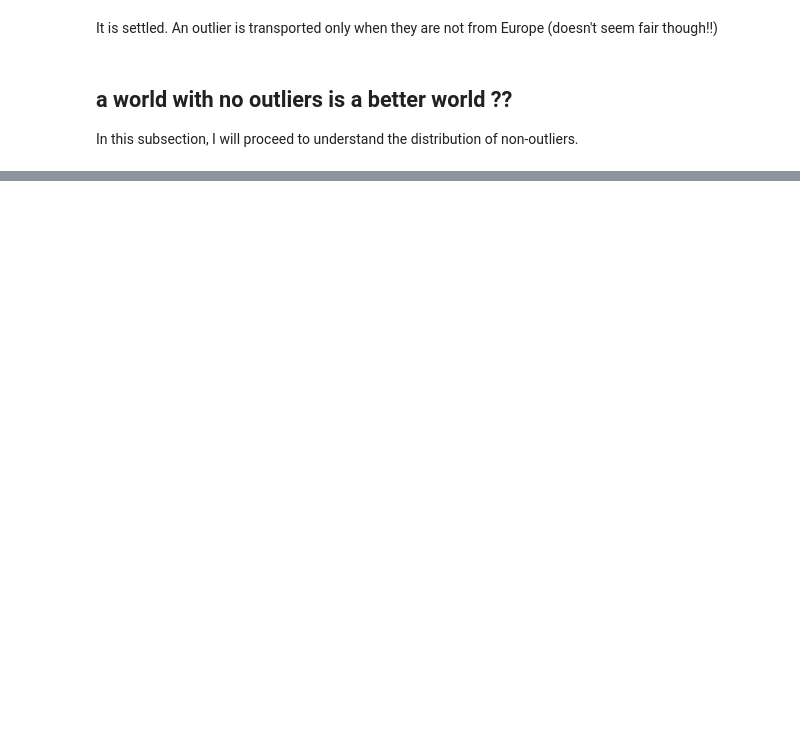
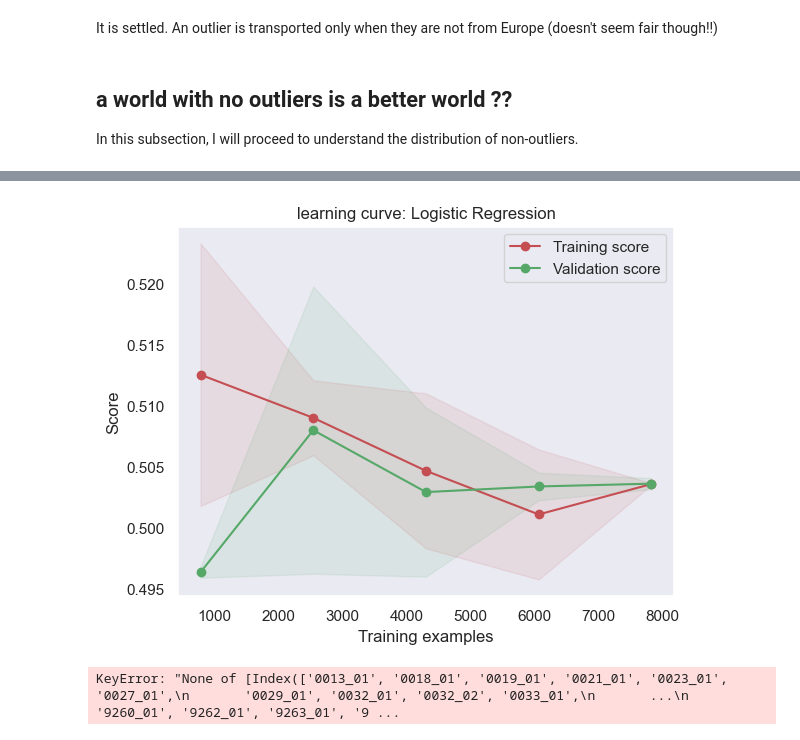
Before and after one commit to ayhem18/My_Kaggle_Repo, a Jupyter notebook: Competitions/SpaceshipTitanic/SST_1.ipynb, the cells around one changed output, grey strips where cells are left out. Drawn from its saved outputs; the diff is of its cells as text; code cells hidden in the pictures; blank space fills up the shorter version.

```diff
--- a/Competitions/SpaceshipTitanic/SST_1.ipynb
+++ b/Competitions/SpaceshipTitanic/SST_1.ipynb
@@ -1046,6 +985,0 @@ KeyError: 'age_frac'
-# %%
-# do not forget to remove the cabin, and idPassenger features
-df, df_test = drop_cols(['cabin', 'id'], df, df_test)
-
-# drop the unncessary features
-# df, df_test = drop_cols(['name', 'number', 'group', 'cabin_num'], df, df_test)
@@ -1197,3 +1122,29 @@ def transform(row):
     return row
 # %%
 df_no, df_test_no = apply_functions(df_no, df_test_no, transform)
+# %%
+# Based on the results displayed above, any value above the maximum (q3 + IQR * 1.5) will be set to the maximum value, in the mean time, the spending_outlier
+# will still be used.
+# the other spending columns will be dropped
+
+
+spending_cols.remove('total')
+df, df_test = drop_cols(spending_cols, df, df_test)
+df, df_test = drop_cols(['sleep'], df, df_test)
+
+# plug the 'total' feature
+def set_total(row):
+    row['total'] = min(row['total'], spending_limits['total'][1])
+    return row
+df, df_test = apply_functions(df, df_test, set_total)
+df, df_test = apply_functions(df, df_test, funcs=[lambda x : 1  / ( 1 + x)], col_names=['total'])
+# drop the row with the na value in the training data
+# %%
+# impute the missing values with the mode o
+mode_imputer = SimpleImputer(strategy='most_frequent')
+
+df [['age']] = pd.DataFrame(data=median_imputer.fit_transform(df[['age']]), columns=['age'])
+df_test[['age']] = pd.DataFrame(data=median_imputer.transform(df_test[['age']]), columns=['age'])
+
+df [['fam_age']] = pd.DataFrame(data=median_imputer.fit_transform(df[['fam_age']]), columns=['fam_age'])
+df_test[['fam_age']] = pd.DataFrame(data=median_imputer.transform(df_test[['fam_age']]), columns=['fam_age'])
@@ -1199,0 +1154,14 @@ df_no, df_test_no = apply_functions(df_no, df_test_no, transform)
+# %%
+y = df['y']
+df, df_test = drop_cols(['y'], df, df_test)
+
+lr = LogisticRegression(max_iter=5000)
+
+grid= {"C":np.logspace(-3, 3, 20)}
+
+lr = tune_model(lr, grid, df, y)
+# %%
+title = "learning curve: Logistic Regression"
+cv = 10
+plot_learning_curve(lr, title, df, y, cv=cv,n_jobs=-1)
+# %% [output]
@@ -1199,0 +1169,5 @@ df_no, df_test_no = apply_functions(df_no, df_test_no, transform)
+[figure, added]
+# %%
+create_submission(lr, df, y, df_test, 'LR', ordered=False)
+# %% [output]
+KeyError: "None of [Index(['0013_01', '0018_01', '0019_01', '0021_01', '0023_01', '0027_01',\n       '0029_01', '0032_01', '0032_02', '0033_01',\n       ...\n       '9260_01', '9262_01', '9263_01', '9 ...
```
Also changed, not shown: parts of 19 cells of this notebook, 4 other files.
